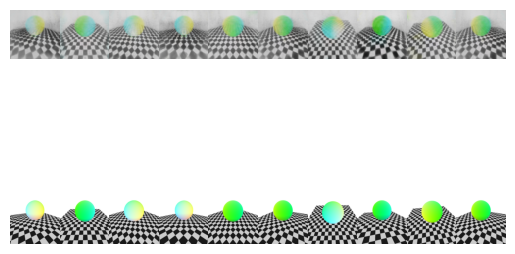
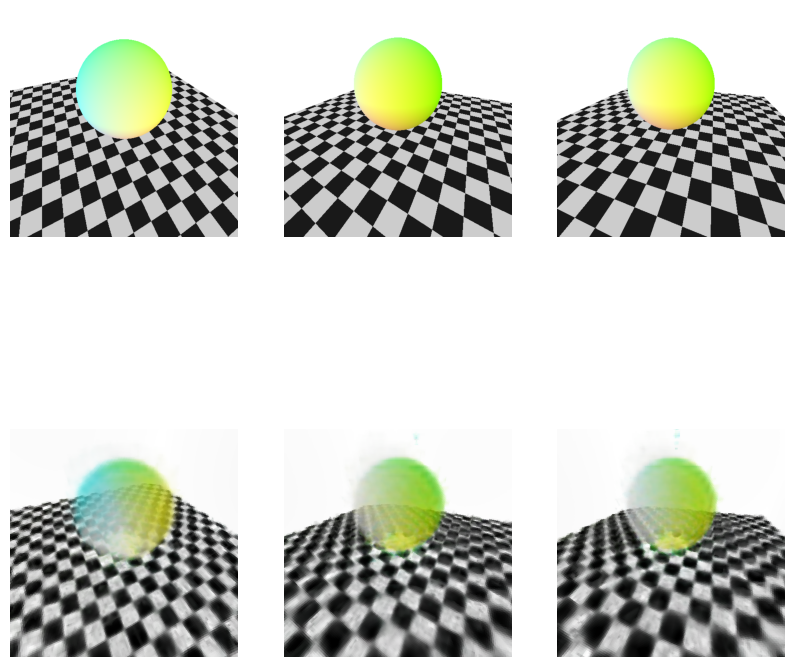
Unified diff of the notebook cell whose output changed from the first chart to the second:
--- before
+++ after
@@ -2,8 +2,7 @@
 import matplotlib.pyplot as plt
 %matplotlib inline
-fig, ax = plt.subplots(2,10)
-fig.subplots_adjust(wspace=0,hspace=0)
+fig, ax = plt.subplots(2,3,figsize=(10,10))
 with torch.no_grad():
-    for axtest, axtarget in zip(ax[0], ax[1]):
+    for axtarget, axtest  in zip(ax[0], ax[1]):
         i = np.random.randint(num_poses)
         img = (model(origins[i].view(-1, 3), dirs[i].view(-1, 3)).view(512, 512, 3) * 255).to(torch.uint8).detach().to("cpu").numpy()

Commit: Inlcuded background color and changed sparsity loss to penalize opacities rather then densites